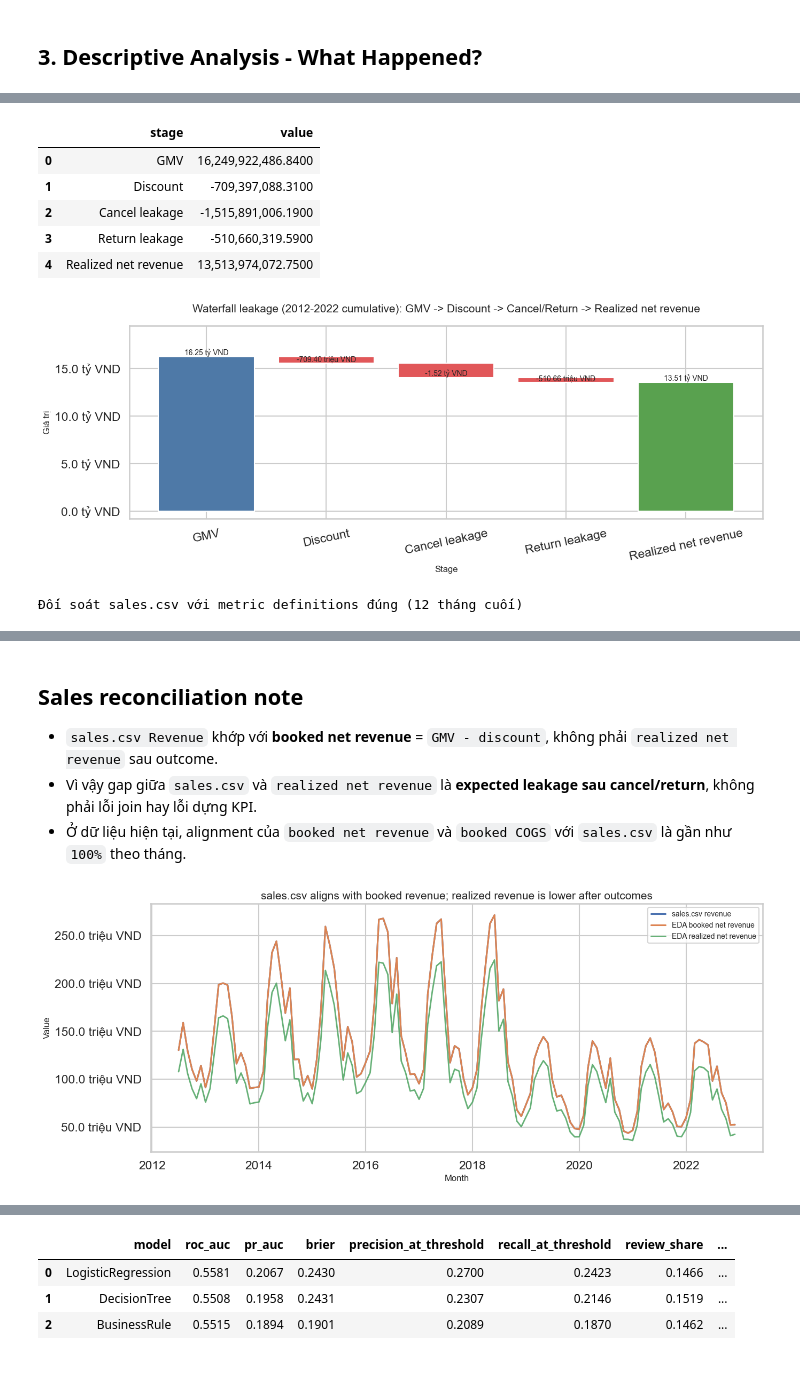
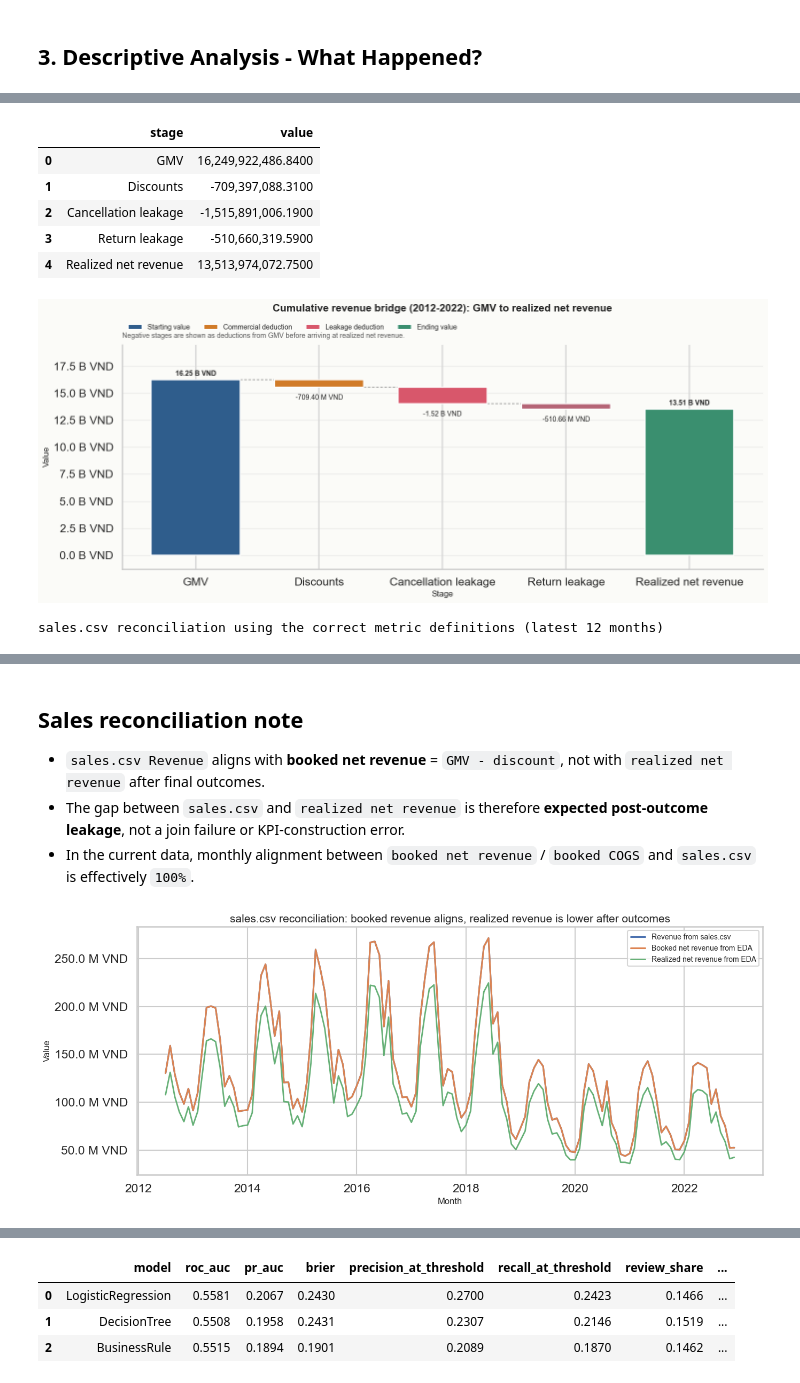
Before and after one commit to thtcsec/Datathon2026-TheGridbreakers-GenCore, a Jupyter notebook: notebooks/02_EDA_Prescriptive_Analysis.ipynb, the cells around one changed output, grey strips where cells are left out. Cells and saved outputs as stored; diff of their text form; code cells hidden in the pictures.

```diff
--- a/notebooks/02_EDA_Prescriptive_Analysis.ipynb
+++ b/notebooks/02_EDA_Prescriptive_Analysis.ipynb
@@ -359,40 +359,40 @@ else:
 # %%
 waterfall_df = build_waterfall_summary(fact_order)
 display(waterfall_df)
 plot_waterfall(waterfall_df)
 
 recon_cols = [
     "order_month",
     "sales_revenue",
     "booked_net_revenue",
     "realized_net_revenue",
     "sales_cogs",
     "booked_cogs",
     "alignment_ratio",
     "cogs_alignment_ratio",
     "realized_gap_vs_sales",
     "outcome_leakage_ratio",
 ]
-print("Đối soát sales.csv với metric definitions đúng (12 tháng cuối)")
+print("sales.csv reconciliation using the correct metric definitions (latest 12 months)")
 display(recon_df[recon_cols].tail(12))
 display(
     Markdown(
         "## Sales reconciliation note\n"
-        "- `sales.csv Revenue` khớp với **booked net revenue** = `GMV - discount`, không phải `realized net revenue` sau outcome.\n"
-        "- Vì vậy gap giữa `sales.csv` và `realized net revenue` là **expected leakage sau cancel/return**, không phải lỗi join hay lỗi dựng KPI.\n"
-        "- Ở dữ liệu hiện tại, alignment của `booked net revenue` và `booked COGS` với `sales.csv` là gần như `100%` theo tháng."
+        "- `sales.csv Revenue` aligns with **booked net revenue** = `GMV - discount`, not with `realized net revenue` after final outcomes.\n"
+        "- The gap between `sales.csv` and `realized net revenue` is therefore **expected post-outcome leakage**, not a join failure or KPI-construction error.\n"
+        "- In the current data, monthly alignment between `booked net revenue` / `booked COGS` and `sales.csv` is effectively `100%`."
     )
 )
 plot_sales_reconciliation(recon_df)
 # %% [output]
 |  | stage | value |
 | 0 | GMV | 16,249,922,486.8400 |
-| 1 | Discount | -709,397,088.3100 |
-| 2 | Cancel leakage | -1,515,891,006.1900 |
+| 1 | Discounts | -709,397,088.3100 |
+| 2 | Cancellation leakage | -1,515,891,006.1900 |
 | 3 | Return leakage | -510,660,319.5900 |
 | 4 | Realized net revenue | 13,513,974,072.7500 |
-[figure, old version]
+[figure, new version]
-Đối soát sales.csv với metric definitions đúng (12 tháng cuối)
+sales.csv reconciliation using the correct metric definitions (latest 12 months)
 |  | order_month | sales_revenue | booked_net_revenue | realized_net_revenue | sales_cogs | booked_cogs | ... |
 | 114 | 2022-01-01 | 59,663,486.3200 | 59,663,486.3200 | 47,998,346.1800 | 50,851,459.6000 | 50,851,459.6196 | ... |
 | 115 | 2022-02-01 | 79,103,095.5000 | 79,103,095.5000 | 65,272,804.7900 | 65,285,573.1300 | 65,285,573.1639 | ... |
@@ -407,10 +407,10 @@ plot_sales_reconciliation(recon_df)
 | 124 | 2022-11-01 | 52,200,081.6400 | 52,200,081.6400 | 40,882,772.7000 | 47,098,021.5000 | 47,098,021.4983 | ... |
 | 125 | 2022-12-01 | 52,454,936.2000 | 52,454,936.2000 | 42,401,690.5800 | 53,489,673.4400 | 53,489,673.4420 | ... |
 ## Sales reconciliation note
-- `sales.csv Revenue` khớp với **booked net revenue** = `GMV - discount`, không phải `realized net revenue` sau outcome.
-- Vì vậy gap giữa `sales.csv` và `realized net revenue` là **expected leakage sau cancel/return**, không phải lỗi join hay lỗi dựng KPI.
-- Ở dữ liệu hiện tại, alignment của `booked net revenue` và `booked COGS` với `sales.csv` là gần như `100%` theo tháng.
+- `sales.csv Revenue` aligns with **booked net revenue** = `GMV - discount`, not with `realized net revenue` after final outcomes.
+- The gap between `sales.csv` and `realized net revenue` is therefore **expected post-outcome leakage**, not a join failure or KPI-construction error.
+- In the current data, monthly alignment between `booked net revenue` / `booked COGS` and `sales.csv` is effectively `100%`.
-[figure, old version]
+[figure, new version]
 # %%
 plot_mix_dashboard(fact_order, recent_year=recent_year)
 display(geo_snapshot)
```
Also changed, not shown: parts of 24 cells of this notebook, 1 other file.
